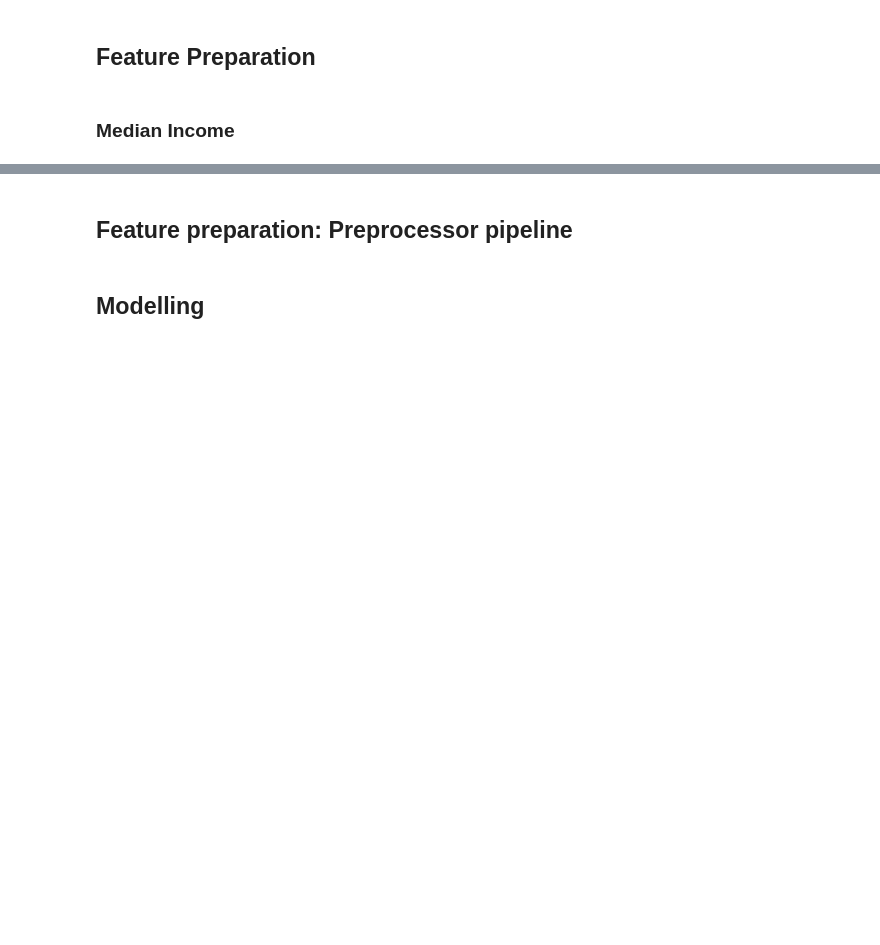
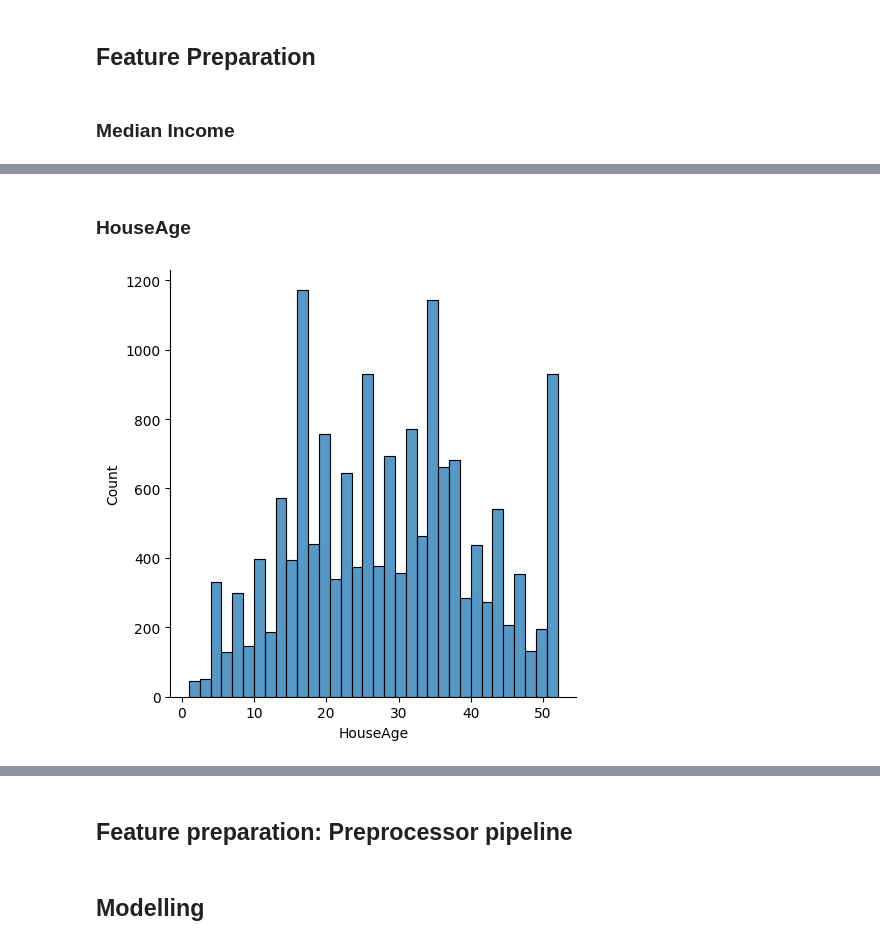
Before and after one commit to mcreutz/playground, a Jupyter notebook: data_analytics/sample_datasets/california_housing.ipynb, the cells around one changed output, grey strips where cells are left out. Drawn from its saved outputs; the diff is of its cells as text; code cells hidden in the pictures; blank space fills up the shorter version.

```diff
--- a/data_analytics/sample_datasets/california_housing.ipynb
+++ b/data_analytics/sample_datasets/california_housing.ipynb
@@ -143,3 +137,11 @@ medinc_preprocessor = Pipeline(steps=[
     ("medinc_zero_imp", medinc_zero_imp),
     ("medinc_std", medinc_std),
 ])
+# %% [markdown]
+### HouseAge
+# %%
+# Histogram
+sns.displot(data=data_train, x="HouseAge", )
+plt.show()
+# %% [output]
+[figure, added]
```
Also changed, not shown: parts of 23 cells of this notebook.
